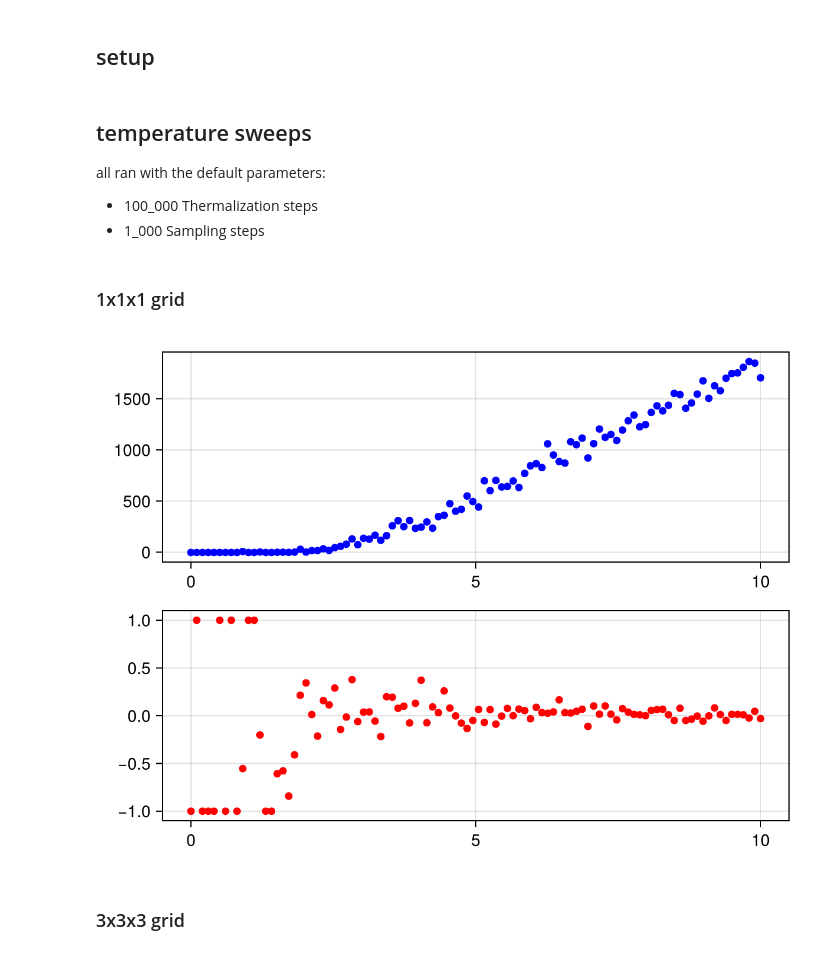
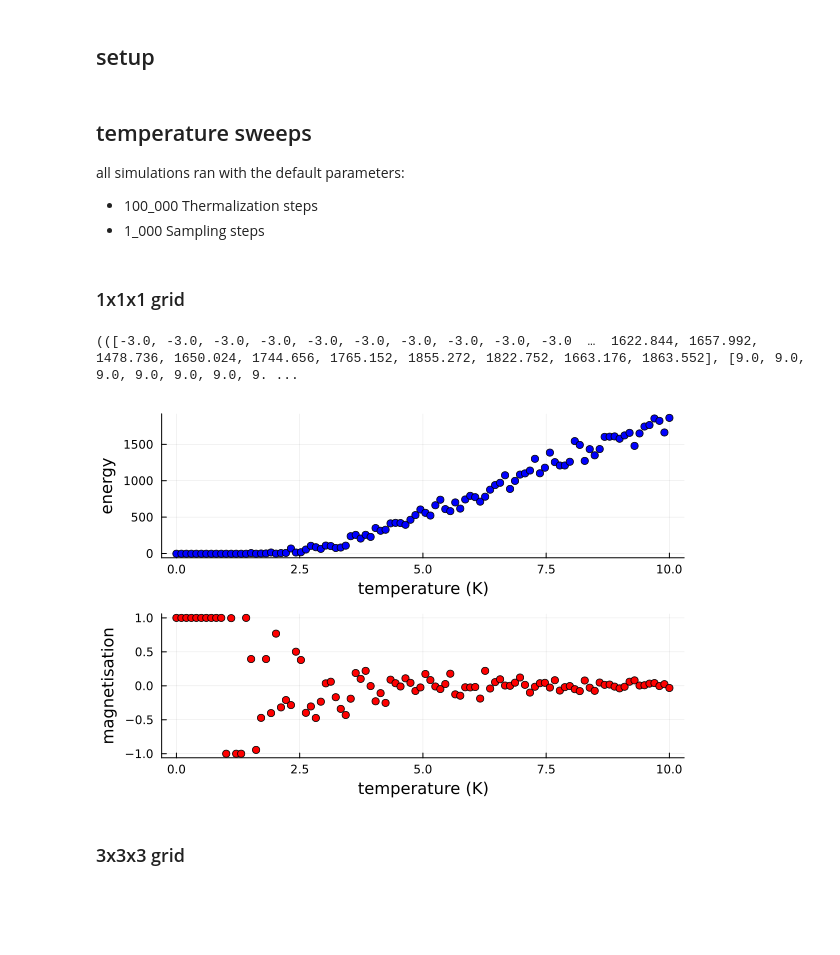
Before and after one commit to emhl/CoPhy3, a Jupyter notebook: ex01/notebooks/grid_size_variation.ipynb, the cells around one changed output. Drawn from its saved outputs; the diff is of its cells as text; code cells hidden in the pictures; blank space fills up the shorter version.

```diff
--- a/ex01/notebooks/grid_size_variation.ipynb
+++ b/ex01/notebooks/grid_size_variation.ipynb
@@ -8,6 +9,6 @@ using CairoMakie
 # %% [markdown]
 ## temperature sweeps
-all ran with the default parameters:
+all simulations ran with the default parameters:
 - 100_000 Thermalization steps
 - 1_000 Sampling steps
 # %% [markdown]
@@ -16,13 +17,15 @@ all ran with the default parameters:
 grid_size = 1
 J= 1.0
 energies, magnetisations, temps = temp_sweep(grid_size=grid_size,J=J)
-
-fig = Figure()
-scatter(fig[1, 1], temps, energies[1], color=:blue, label="Energy")
-scatter(fig[2, 1], temps, magnetisations[1], color=:red, label="Magnetisation")
-fig
 # %% [output]
-[figure, removed]
+(([-3.0, -3.0, -3.0, -3.0, -3.0, -3.0, -3.0, -3.0, -3.0, -3.0  …  1622.844, 1657.992, 1478.736, 1650.024, 1744.656, 1765.152, 1855.272, 1822.752, 1663.176, 1863.552], [9.0, 9.0, 9.0, 9.0, 9.0, 9.0, 9. ...
+# %%
+p1 = Plots.plot(temps, energies[1], color=:blue, label="Energy", seriestype=:scatter, xlabel="temperature (K)", ylabel="energy");
+p2 = Plots.plot(temps, magnetisations[1], color=:red, label="Magnetisation", seriestype=:scatter, xlabel="temperature (K)", ylabel="magnetisation");
+
+Plots.plot(p1, p2, layout=(2,1), legend=false)
+# %% [output]
+[figure, added]
 # %% [markdown]
 ### 3x3x3 grid
 # %%
```
Also changed, not shown: parts of 13 cells of this notebook, 2 other files.
